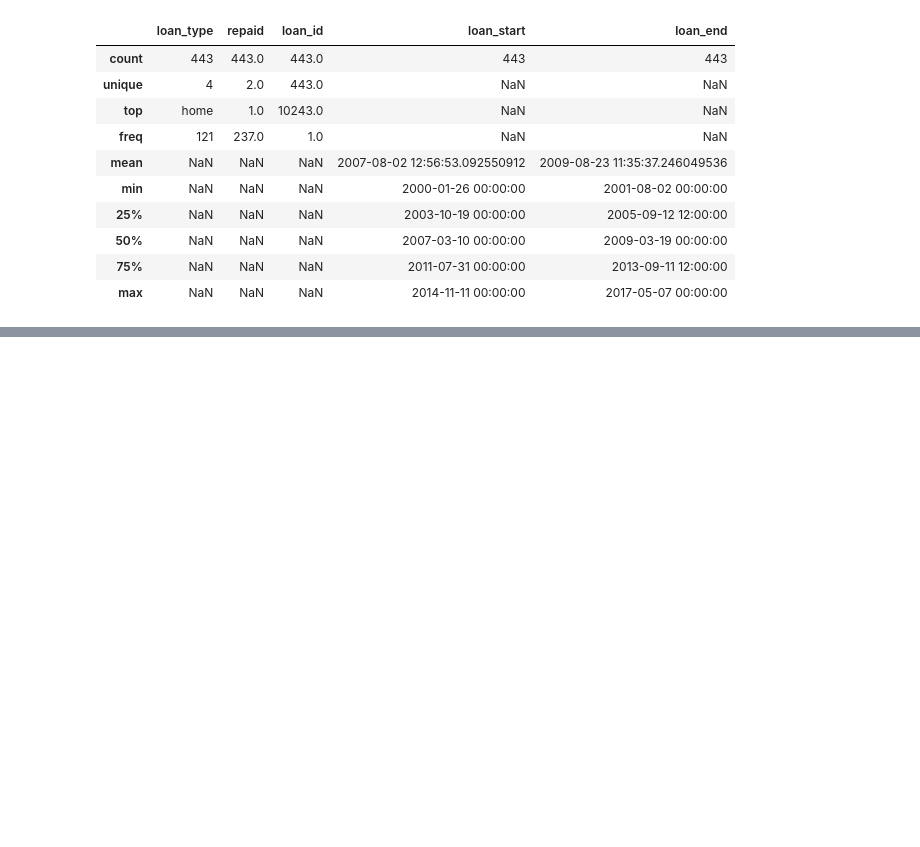
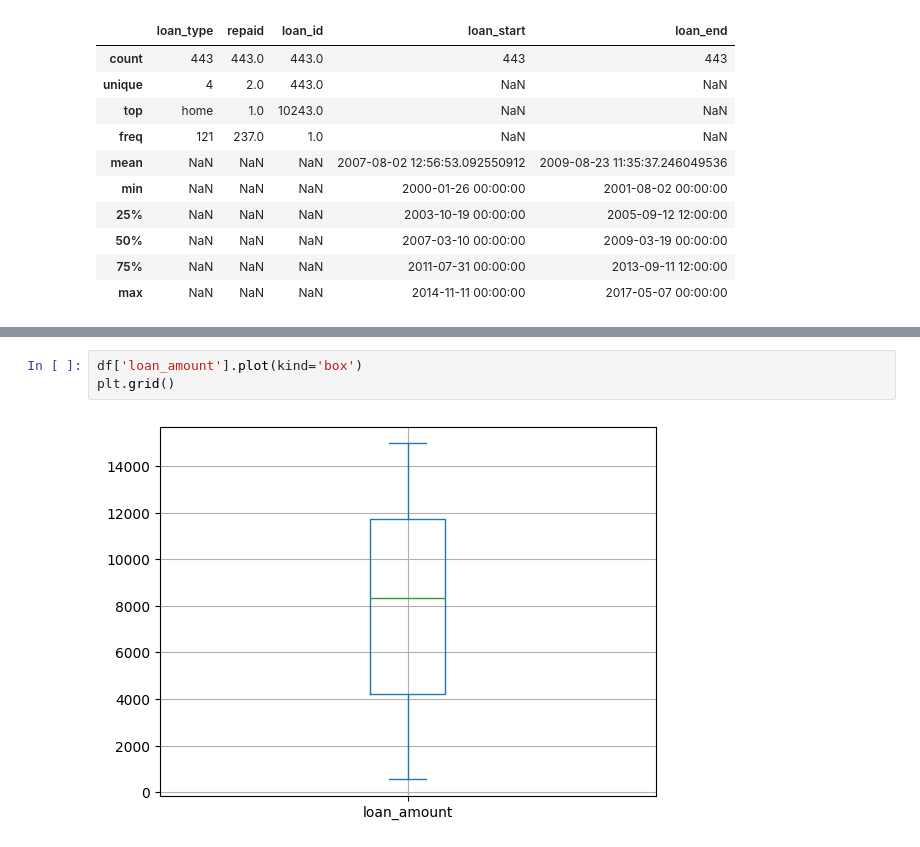
Before and after one commit to docroch/learning-data-science, a Jupyter notebook: data-preparation/loans.ipynb, the cells around one changed output, grey strips where cells are left out. Drawn from its saved outputs; the diff is of its cells as text; blank space fills up the shorter version.

```diff
--- a/data-preparation/loans.ipynb
+++ b/data-preparation/loans.ipynb
@@ -111,0 +123,5 @@ df.describe(exclude=[np.number])
+# %%
+df['loan_amount'].plot(kind='box')
+plt.grid()
+# %% [output]
+[figure, added]
```
Also changed, not shown: parts of 8 cells of this notebook.
